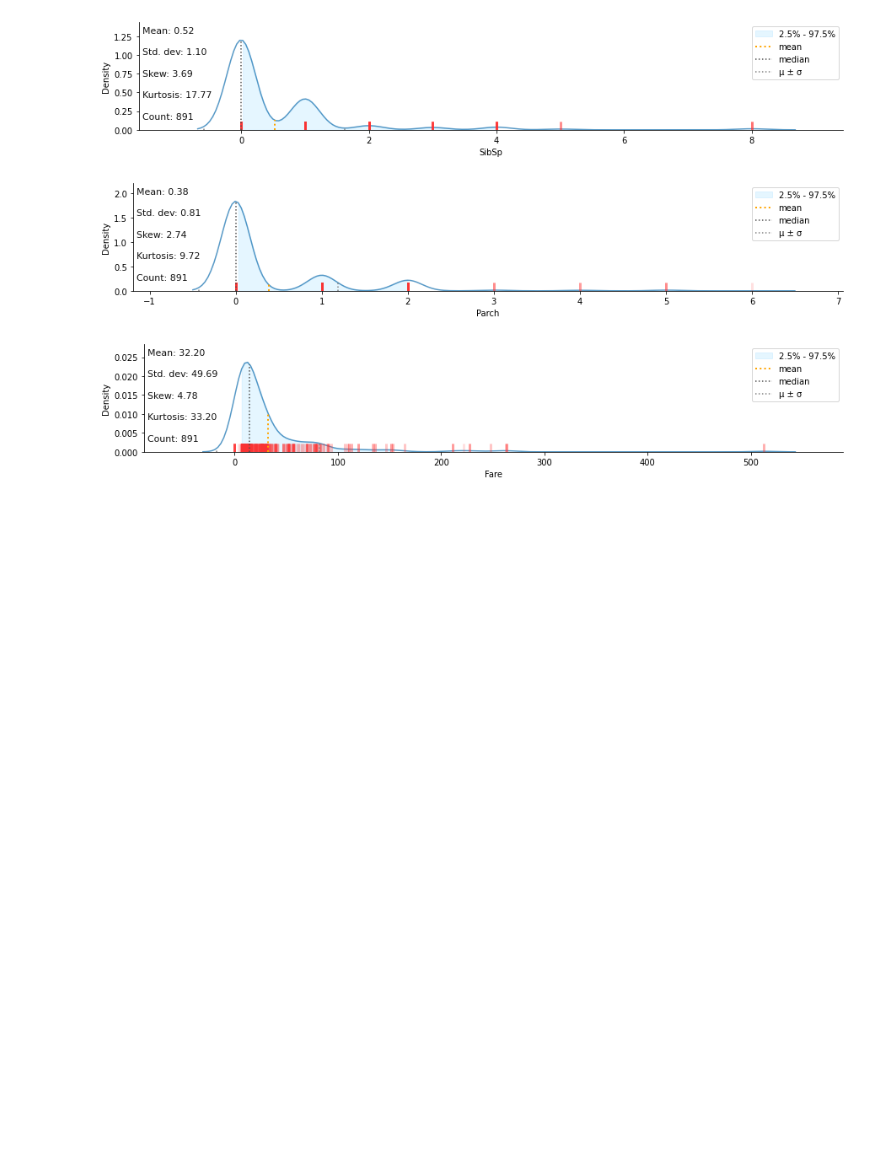
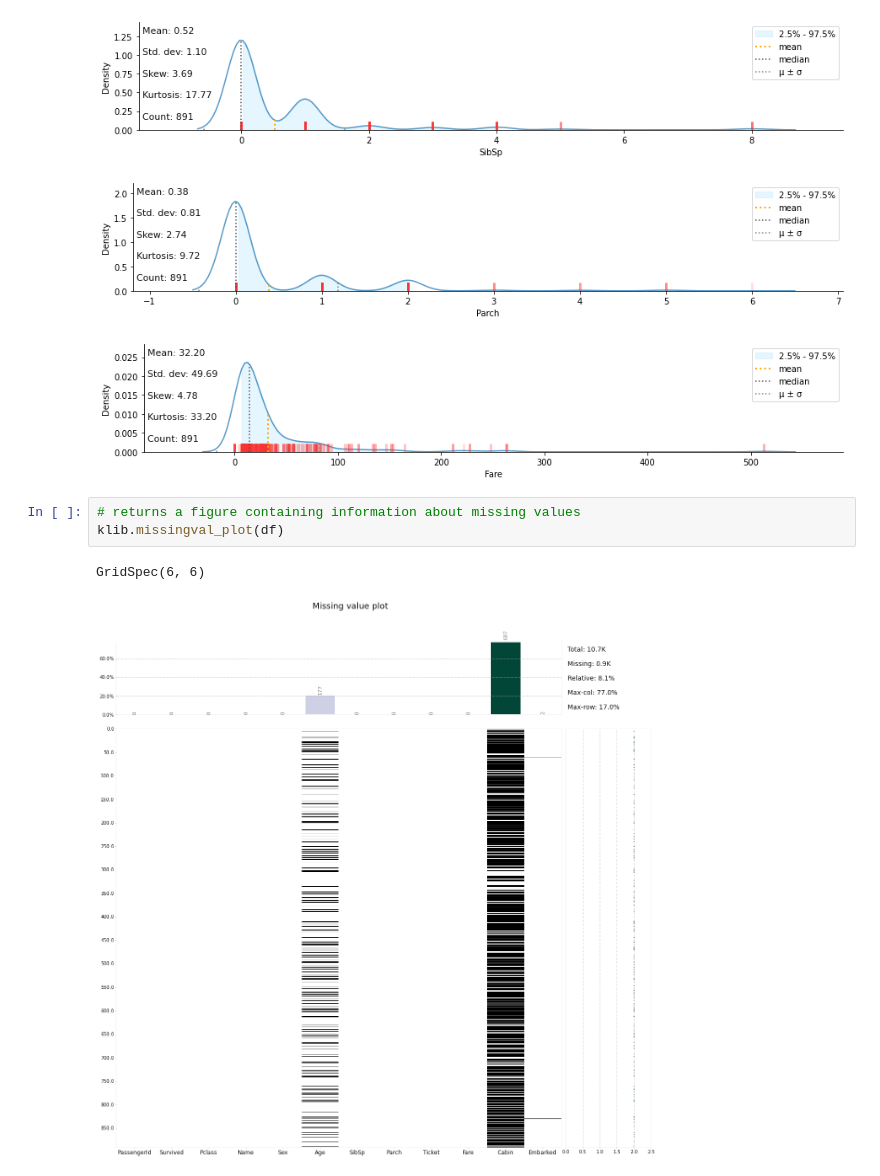
Before and after one commit to Naveen-Karanamu/KLIB-Titanic-Data, a Jupyter notebook: main.ipynb, the cells around one changed output. Saved outputs shown, nothing was run; the diff lists cells and outputs as text; blank space fills up the shorter version.

Commit message:
Added: Info about missing values

```diff
--- a/main.ipynb
+++ b/main.ipynb
@@ -53,3 +53,9 @@ klib.dist_plot(df)
 [figure]
 [figure]
 [figure]
+# %%
+# returns a figure containing information about missing values
+klib.missingval_plot(df)
+# %% [output]
+GridSpec(6, 6)
+[figure, added]
```
